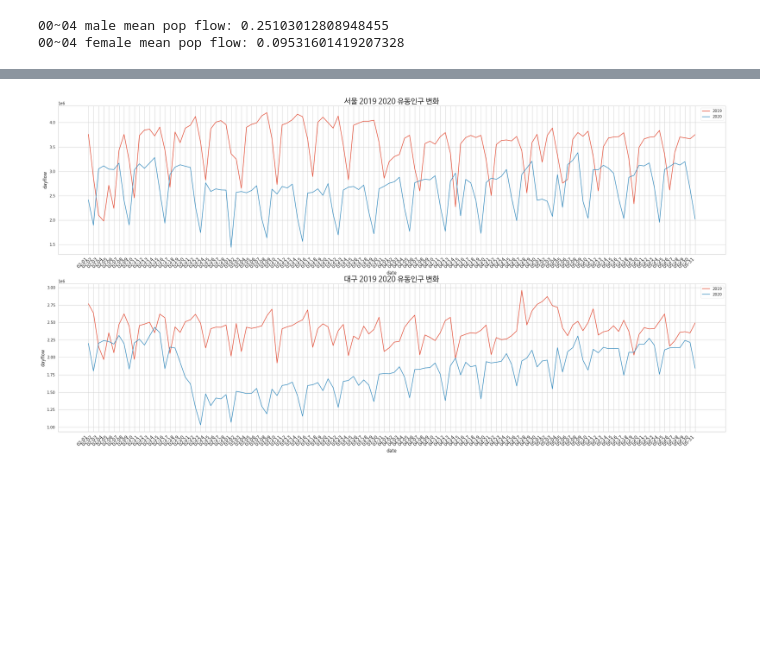
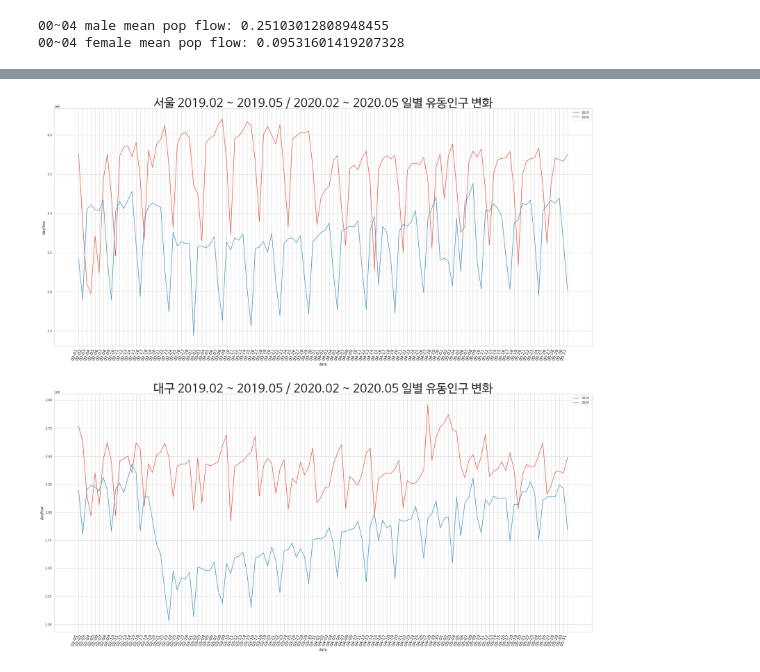
Before and after one commit to hectic97/Kaggle_Competition, a Jupyter notebook: bigcontest2020/bigcontest-pop-flow-eda.ipynb, the cells around one changed output, grey strips where cells are left out. Saved outputs shown, nothing was run; the diff lists cells and outputs as text; code cells hidden in the pictures; blank space fills up the shorter version.

```diff
--- a/bigcontest2020/bigcontest-pop-flow-eda.ipynb
+++ b/bigcontest2020/bigcontest-pop-flow-eda.ipynb
@@ -92,0 +151,7 @@ age_df.reset_index(drop=True,inplace=True)
+# %%
+time_df['dayflow']=time_df.loc[:,'TMST_00':'TMST_23'].sum(axis=1)
+time_df['date']=pd.to_datetime(time_df['STD_YMD'],format='%Y%m%d')
+gu_dict=geo_meta[['HDONG_CD','SGNG_NM']].set_index('HDONG_CD').to_dict()['SGNG_NM']
+time_df['GU_NM'] = time_df['HDONG_CD'].apply(lambda x: gu_dict[str(x)] )
+time_df['HDONG_CD'] = time_df['HDONG_CD'].apply(pd.to_numeric)
+time_df.loc[time_df[(time_df['HDONG_CD']>=2000000000)&(time_df['GU_NM']=='중구')]['GU_NM'].index,'GU_NM'] = '대구_중구'
@@ -116,10 +171,0 @@ array(['대구광역시'], dtype=object)
-# %%
-fig,ax = plt.subplots(1,2,figsize=(32,16))
-geo_meta[:35].convex_hull.plot(color='c',edgecolor='w',ax=ax[0])
-ax[0].set_title('수성구 지도',fontproperties=font,size=32)
-ax[0].set_axis_off()
-ax[1] = geo_meta[35:].convex_hull.plot(color='c',edgecolor='w',ax=ax[1])
-ax[1].set_title('노원구/중구 지도',fontproperties=font,size=32)
-ax[1].set_axis_off()
-
-plt.show()
@@ -230,20 +207,43 @@ daegu_dayflow.drop(daegu_dayflow[daegu_dayflow.date=='2020-02-29'].index,axis=0,
 # %%
-sns.set_style("whitegrid")
-fig,ax = plt.subplots(2,1,figsize=(32,16))
-sns.lineplot(x=seoul_dayflow[seoul_dayflow.date<'2020']['date'].apply(lambda x : x.strftime('%m-%d')),
-             y=seoul_dayflow[seoul_dayflow.date<'2020']['dayflow'],ax=ax[0],label='2019')
-sns.lineplot(x=seoul_dayflow[seoul_dayflow.date>='2020']['date'].apply(lambda x : x.strftime('%m-%d')),
-             y=seoul_dayflow[seoul_dayflow.date>='2020']['dayflow'],ax=ax[0],label='2020')
+def compare_dayflow(df1,df2,title_1,title_2):
 
-sns.lineplot(x=daegu_dayflow[daegu_dayflow.date<'2020']['date'].apply(lambda x : x.strftime('%m-%d')),
-             y=daegu_dayflow[daegu_dayflow.date<'2020']['dayflow'],ax=ax[1],label='2019')
-sns.lineplot(x=daegu_dayflow[daegu_dayflow.date>='2020']['date'].apply(lambda x : x.strftime('%m-%d')),
-             y=daegu_dayflow[daegu_dayflow.date>='2020']['dayflow'],ax=ax[1],label='2020')
-plt.setp(ax[0].get_xticklabels(), rotation=45, ha='right',size=12)
-plt.setp(ax[1].get_xticklabels(), rotation=45, ha='right',size=12)
-ax[0].set_title('서울 2019 2020 유동인구 변화',fontproperties=font,size=20)
-ax[1].set_title('대구 2019 2020 유동인구 변화',fontproperties=font,size=20)
-plt.legend()
-plt.show()
+    sns.set_style("whitegrid")
+    fig,ax = plt.subplots(2,1,figsize=(32,32))
+    sns.lineplot(x=df1[df1.date<'2020']['date'].apply(lambda x : x.strftime('%m-%d')),
+                 y=df1[df1.date<'2020']['dayflow'],ax=ax[0],label='2019')
+    sns.lineplot(x=df1[df1.date>='2020']['date'].apply(lambda x : x.strftime('%m-%d')),
+                 y=df1[df1.date>='2020']['dayflow'],ax=ax[0],label='2020')
+
+    sns.lineplot(x=df2[df2.date<'2020']['date'].apply(lambda x : x.strftime('%m-%d')),
+                 y=df2[df2.date<'2020']['dayflow'],ax=ax[1],label='2019')
+    sns.lineplot(x=df2[df2.date>='2020']['date'].apply(lambda x : x.strftime('%m-%d')),
+                 y=df2[df2.date>='2020']['dayflow'],ax=ax[1],label='2020')
+    plt.setp(ax[0].get_xticklabels(), rotation=70, ha='right',size=14)
+    plt.setp(ax[1].get_xticklabels(), rotation=70, ha='right',size=14)
+    ax[0].set_title(title_1,fontproperties=font,size=40)
+    ax[1].set_title(title_2,fontproperties=font,size=40)
+    plt.legend()
+    plt.show()
+def compare_weekflow(df1,df2,title_1,title_2):
+
+    sns.set_style("whitegrid")
+    fig,ax = plt.subplots(2,1,figsize=(32,32))
+    sns.lineplot(x=df1[df1.week<'2020']['week'].apply(lambda x : x.strftime('%m-%d')),
+                 y=df1[df1.week<'2020']['dayflow'],ax=ax[0],label='2019')
+    sns.lineplot(x=df1[df1.week>='2020']['week'].apply(lambda x : x.strftime('%m-%d')),
+                 y=df1[df1.week>='2020']['dayflow'],ax=ax[0],label='2020')
+
+    sns.lineplot(x=df2[df2.week<'2020']['week'].apply(lambda x : x.strftime('%m-%d')),
+                 y=df2[df2.week<'2020']['dayflow'],ax=ax[1],label='2019')
+    sns.lineplot(x=df2[df2.week>='2020']['week'].apply(lambda x : x.strftime('%m-%d')),
+                 y=df2[df2.week>='2020']['dayflow'],ax=ax[1],label='2020')
+    plt.setp(ax[0].get_xticklabels(), rotation=70, ha='right',size=14)
+    plt.setp(ax[1].get_xticklabels(), rotation=70, ha='right',size=14)
+    ax[0].set_title(title_1,fontproperties=font,size=40)
+    ax[1].set_title(title_2,fontproperties=font,size=40)
+    plt.legend()
+    plt.show()
+compare_dayflow(seoul_dayflow,daegu_dayflow,'서울 2019.02 ~ 2019.05 / 2020.02 ~ 2020.05 일별 유동인구 변화',
+               '대구 2019.02 ~ 2019.05 / 2020.02 ~ 2020.05 일별 유동인구 변화')
 # %% [output]
-[figure, old version]
+[figure, new version]
```
Also changed, not shown: parts of 37 cells of this notebook.
